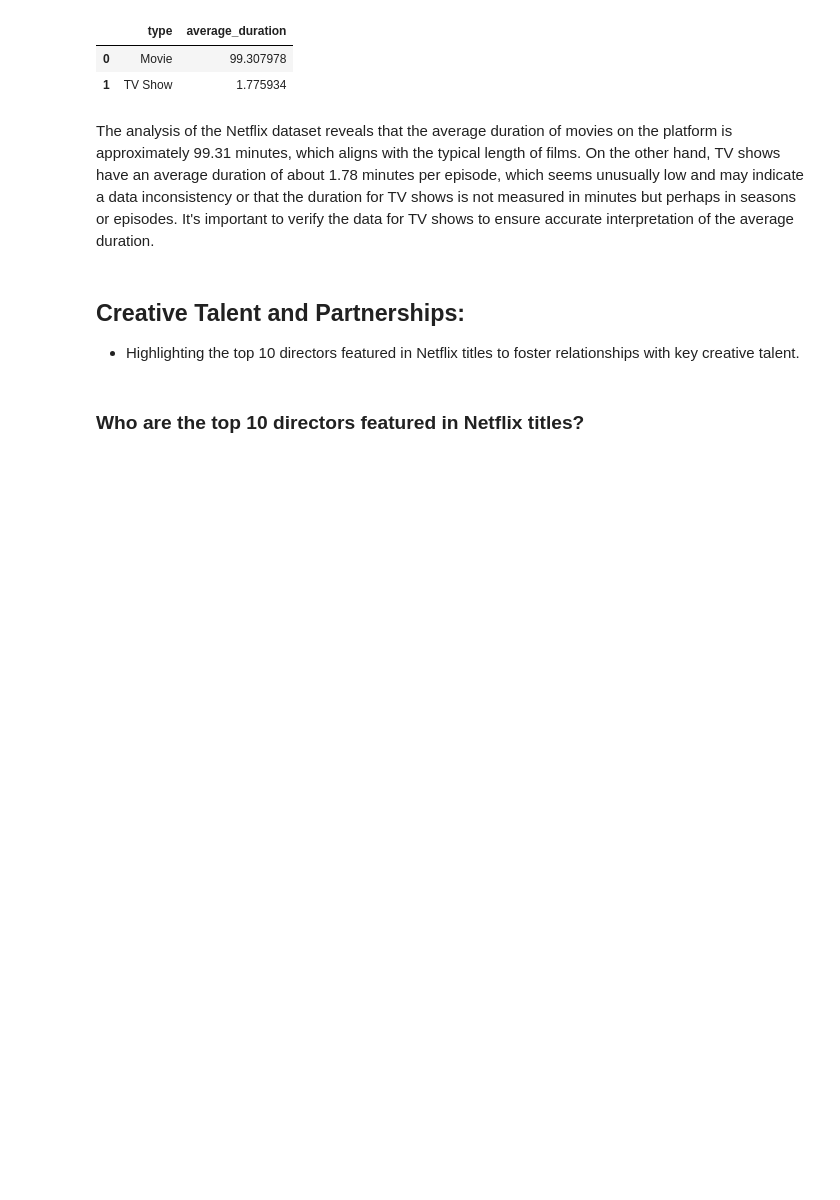
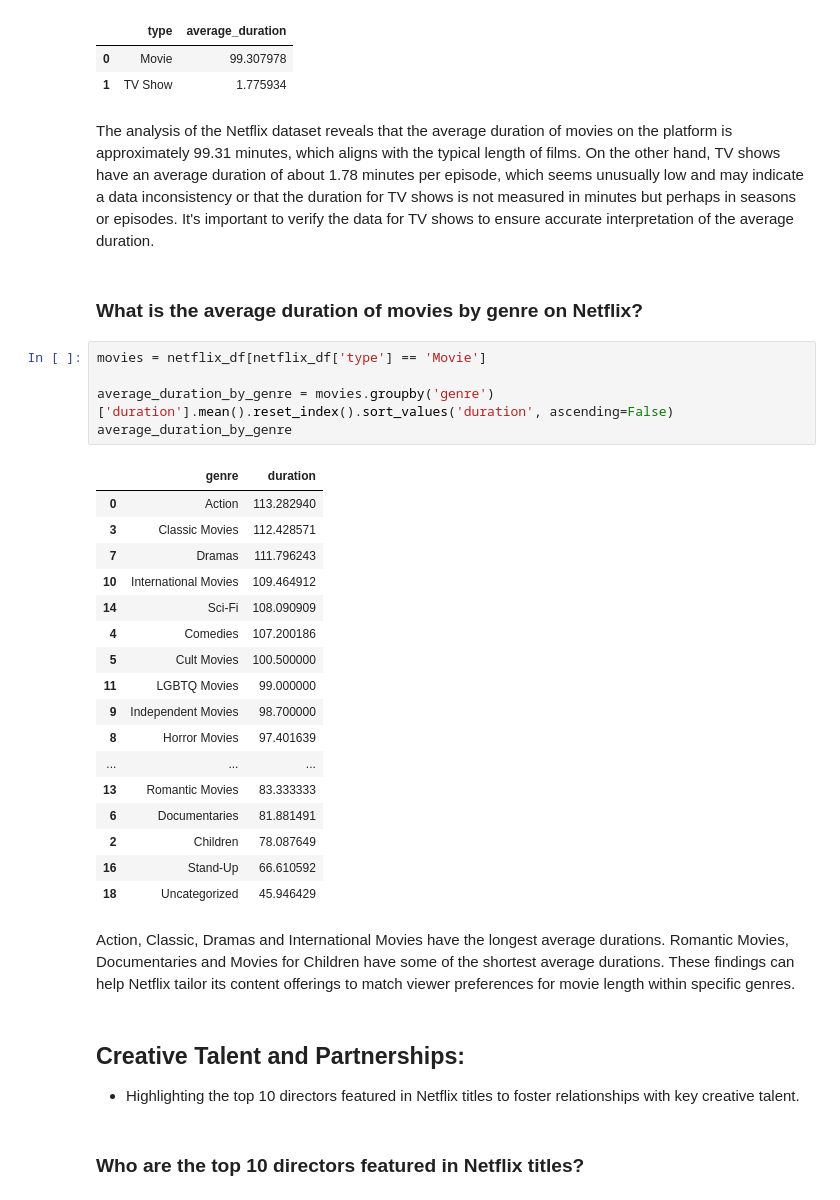
Before and after one commit to Sofipet/My_Data_World, a Jupyter notebook: Netflix analysis/Netflix Data Analysis.ipynb, the cells around one changed output. Saved outputs shown, nothing was run; the diff lists cells and outputs as text; blank space fills up the shorter version.

```diff
--- a/Netflix analysis/Netflix Data Analysis.ipynb
+++ b/Netflix analysis/Netflix Data Analysis.ipynb
@@ -305,6 +297,33 @@ average_durations
 | 1 | TV Show | 1.775934 |
 # %% [markdown]
 The analysis of the Netflix dataset reveals that the average duration of movies on the platform is approximately 99.31 minutes, which aligns with the typical length of films. On the other hand, TV shows have an average duration of about 1.78 minutes per episode, which seems unusually low and may indicate a data inconsistency or that the duration for TV shows is not measured in minutes but perhaps in seasons or episodes. It's important to verify the data for TV shows to ensure accurate interpretation of the average duration.
+# %% [markdown]
+### What is the average duration of movies by genre on Netflix?
+# %%
+movies = netflix_df[netflix_df['type'] == 'Movie']
+
+average_duration_by_genre = movies.groupby('genre')['duration'].mean().reset_index().sort_values('duration', ascending=False)
+average_duration_by_genre
+# %% [output]
+|  | genre | duration |
+| 0 | Action | 113.282940 |
+| 3 | Classic Movies | 112.428571 |
+| 7 | Dramas | 111.796243 |
+| 10 | International Movies | 109.464912 |
+| 14 | Sci-Fi | 108.090909 |
+| 4 | Comedies | 107.200186 |
+| 5 | Cult Movies | 100.500000 |
+| 11 | LGBTQ Movies | 99.000000 |
+| 9 | Independent Movies | 98.700000 |
+| 8 | Horror Movies | 97.401639 |
+| ... | ... | ... |
+| 13 | Romantic Movies | 83.333333 |
+| 6 | Documentaries | 81.881491 |
+| 2 | Children | 78.087649 |
+| 16 | Stand-Up | 66.610592 |
+| 18 | Uncategorized | 45.946429 |
+# %% [markdown]
+Action, Classic, Dramas and International Movies have the longest average durations. Romantic Movies, Documentaries and Movies for Children have some of the shortest average durations. These findings can help Netflix tailor its content offerings to match viewer preferences for movie length within specific genres.
 # %% [markdown]
 ## Creative Talent and Partnerships:
 - Highlighting the top 10 directors featured in Netflix titles to foster relationships with key creative talent.
```
Also changed, not shown: parts of 7 cells of this notebook.
